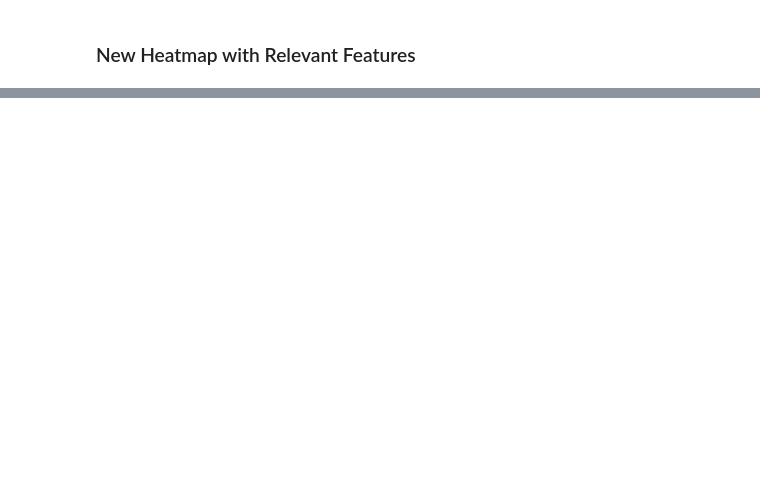
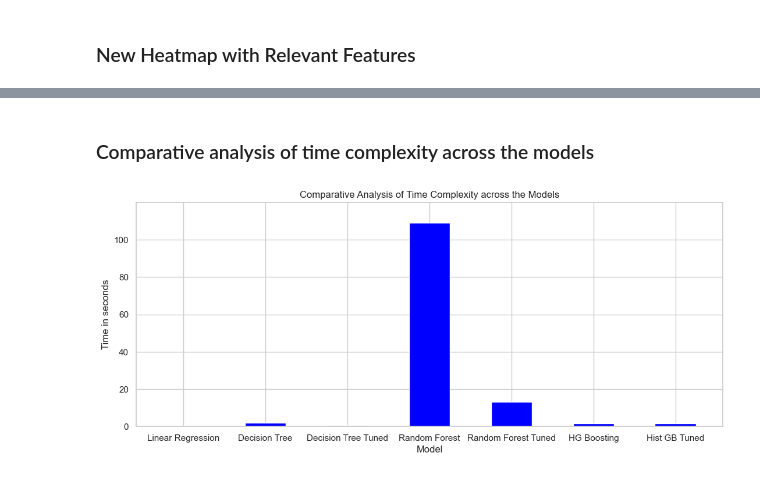
Before and after one commit to Dadd0/AI_MedCare_282401, a Jupyter notebook: main.ipynb, the cells around one changed output, grey strips where cells are left out. Drawn from its saved outputs; the diff is of its cells as text; code cells hidden in the pictures; blank space fills up the shorter version.

```diff
--- a/main.ipynb
+++ b/main.ipynb
@@ -1243,0 +1177,10 @@ X_test = scaler.transform(X_test)
+# %%
+from sklearn.linear_model import LinearRegression
+lin_reg = LinearRegression()
+lin_reg.fit(X_train, y_train)
+
+print_score(lin_reg, X_train, y_train, X_test, y_test, train=True)
+print_score(lin_reg, X_train, y_train, X_test, y_test, train=False)
+
+linear_regression_mae = mean_absolute_error(y_test, lin_reg.predict(X_test))
+linear_regression_r2 = r2_score(y_test, lin_reg.predict(X_test))
@@ -1408,0 +1522,35 @@ hist_gb_tuned_r2 = r2_score(y_test, hist_gb_tuned.predict(X_test))
+# %% [markdown]
+###  Comparative analysis of time complexity across the models
+# %%
+import time
+
+models = {
+    'Linear Regression': LinearRegression(),
+    'Decision Tree': DecisionTreeRegressor(),
+    'Decision Tree Tuned': DecisionTreeRegressor(max_depth=10),
+    'Random Forest': RandomForestRegressor(n_estimators=100),
+    'Random Forest Tuned': RandomForestRegressor(n_estimators=150, min_samples_split=5, min_samples_leaf=2, max_features='sqrt', max_depth=10),
+    'HG Boosting': HistGradientBoostingRegressor(),
+    'Hist GB Tuned': HistGradientBoostingRegressor(max_depth=10)
+}
+
+# Dictionary to store the training times for each model
+training_times = {}
+
+# Train each model and record the training time
+for model_name, model in models.items():
+    start_time = time.time()
+    model.fit(X_train, y_train)
+    end_time = time.time()
+    training_times[model_name] = end_time - start_time
+
+# Plot the training times
+plt.figure(figsize=(13,5))
+plt.bar(training_times.keys(), training_times.values(), color='blue', width=0.5)
+plt.xlabel('Model')
+plt.ylabel('Time in seconds')
+plt.title('Comparative Analysis of Time Complexity across the Models')
+plt.ylim(0, max(training_times.values()) * 1.1)  # Add some space above the tallest bar for aesthetics
+plt.show()
+# %% [output]
+[figure, added]
```
Also changed, not shown: parts of 57 cells of this notebook, 1 other file.
